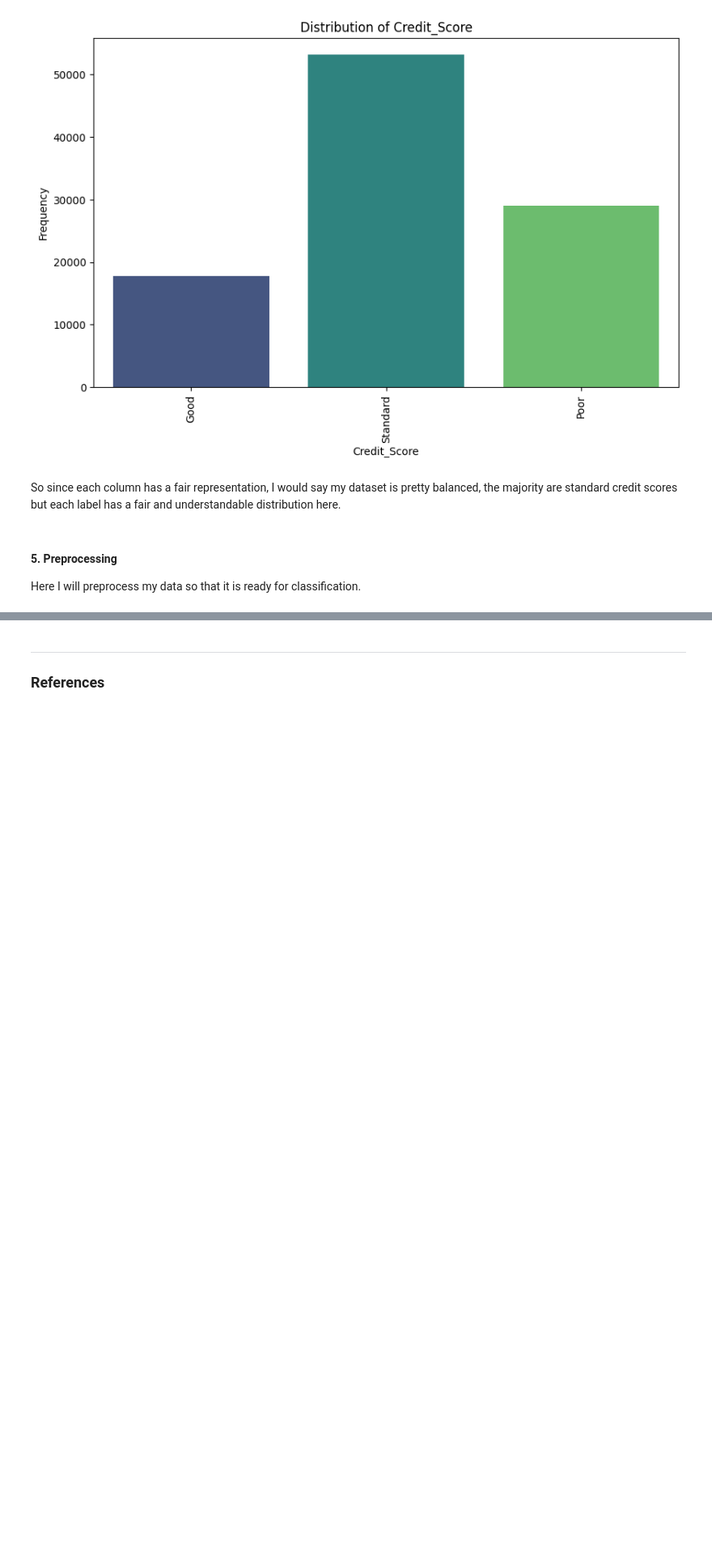
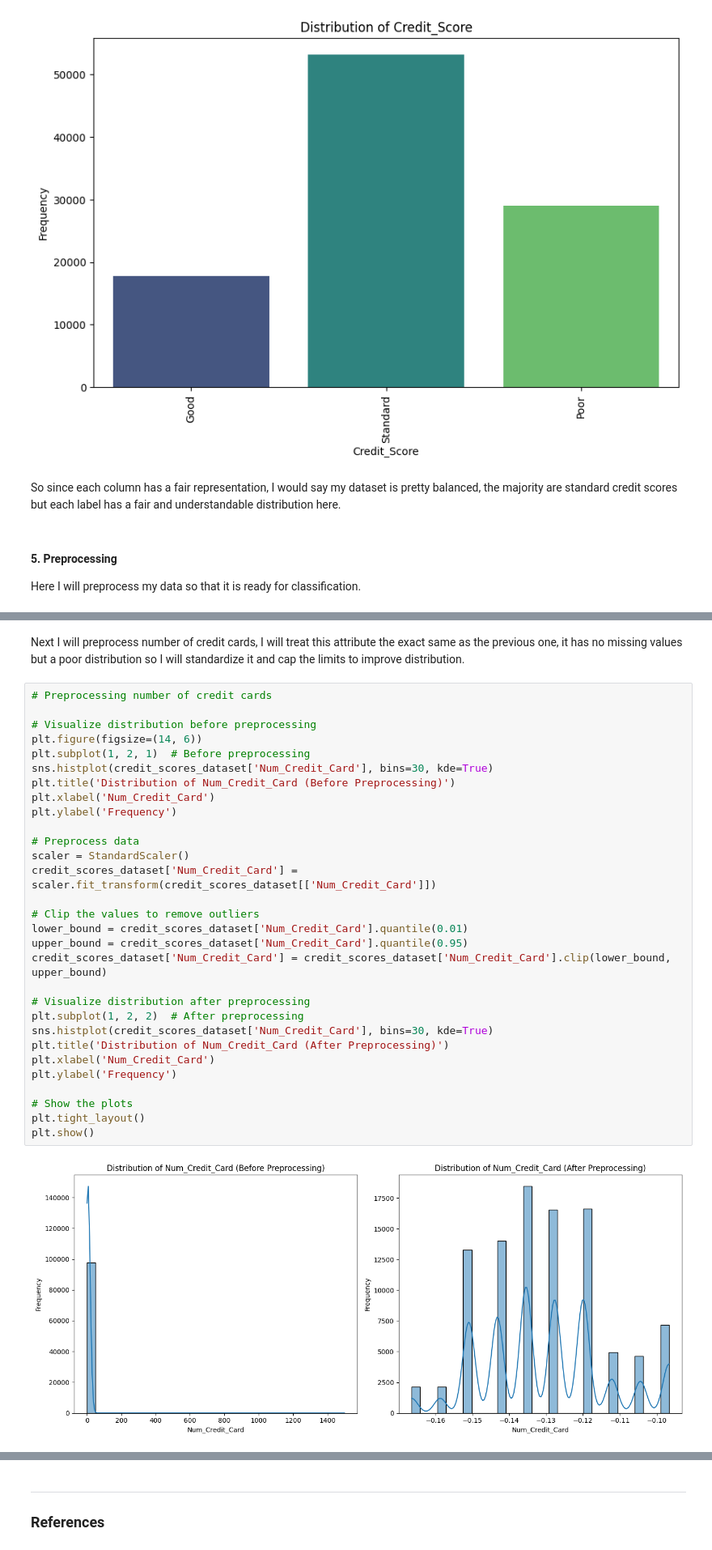
Before and after one commit to alex-govier5/intro-to-ai, a Jupyter notebook: A1/AI_Assignment1.ipynb, the cells around one changed output, grey strips where cells are left out. Shown at 81% size. Saved outputs shown, nothing was run; the diff lists cells and outputs as text; blank space fills up the shorter version.

```diff
--- a/A1/AI_Assignment1.ipynb
+++ b/A1/AI_Assignment1.ipynb
@@ -463,0 +580,34 @@ Here I will preprocess my data so that it is ready for classification.
+# %% [markdown]
+Next I will preprocess number of credit cards, I will treat this attribute the exact same as the previous one, it has no missing values but a poor distribution so I will standardize it and cap the limits to improve distribution.
+# %%
+# Preprocessing number of credit cards
+
+# Visualize distribution before preprocessing
+plt.figure(figsize=(14, 6))
+plt.subplot(1, 2, 1)  # Before preprocessing
+sns.histplot(credit_scores_dataset['Num_Credit_Card'], bins=30, kde=True)
+plt.title('Distribution of Num_Credit_Card (Before Preprocessing)')
+plt.xlabel('Num_Credit_Card')
+plt.ylabel('Frequency')
+
+# Preprocess data
+scaler = StandardScaler()
+credit_scores_dataset['Num_Credit_Card'] = scaler.fit_transform(credit_scores_dataset[['Num_Credit_Card']])
+
+# Clip the values to remove outliers
+lower_bound = credit_scores_dataset['Num_Credit_Card'].quantile(0.01)
+upper_bound = credit_scores_dataset['Num_Credit_Card'].quantile(0.95)
+credit_scores_dataset['Num_Credit_Card'] = credit_scores_dataset['Num_Credit_Card'].clip(lower_bound, upper_bound)
+
+# Visualize distribution after preprocessing
+plt.subplot(1, 2, 2)  # After preprocessing
+sns.histplot(credit_scores_dataset['Num_Credit_Card'], bins=30, kde=True)
+plt.title('Distribution of Num_Credit_Card (After Preprocessing)')
+plt.xlabel('Num_Credit_Card')
+plt.ylabel('Frequency')
+
+# Show the plots
+plt.tight_layout()
+plt.show()
+# %% [output]
+[figure, added]
```
Also changed, not shown: parts of 25 cells of this notebook.
